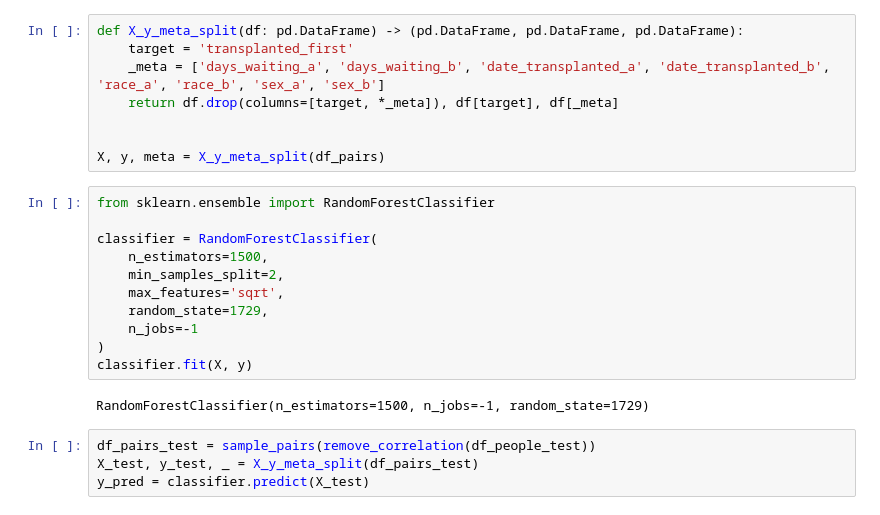
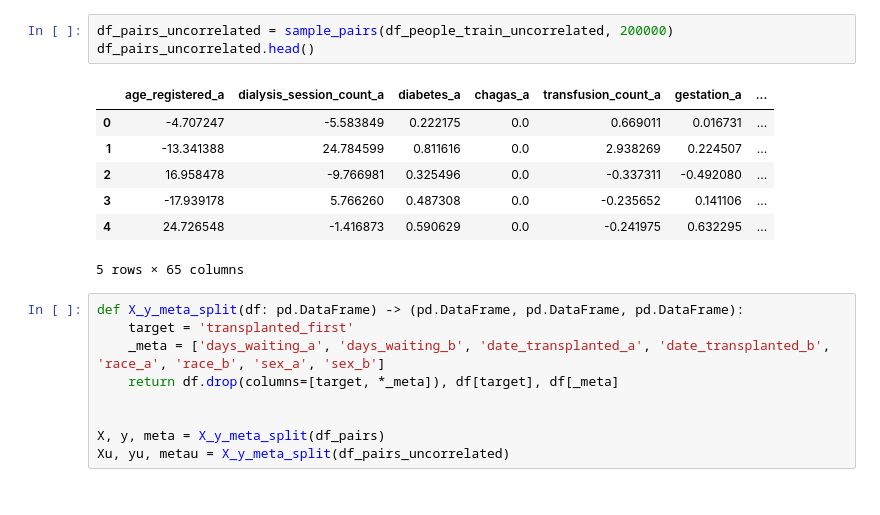
Before and after one commit to fmromeiro/mo810-kidney-waitlist, a Jupyter notebook: fairness.ipynb, the cells around one changed output. Saved outputs shown, nothing was run; the diff lists cells and outputs as text.

```diff
--- a/fairness.ipynb
+++ b/fairness.ipynb
@@ -121,3 +134,14 @@ df_pairs.head()
+# %%
+df_pairs_uncorrelated = sample_pairs(df_people_train_uncorrelated, 200000)
+df_pairs_uncorrelated.head()
+# %% [output]
+|  | age_registered_a | dialysis_session_count_a | diabetes_a | chagas_a | transfusion_count_a | gestation_a | ... |
+| 0 | -4.707247 | -5.583849 | 0.222175 | 0.0 | 0.669011 | 0.016731 | ... |
+| 1 | -13.341388 | 24.784599 | 0.811616 | 0.0 | 2.938269 | 0.224507 | ... |
+| 2 | 16.958478 | -9.766981 | 0.325496 | 0.0 | -0.337311 | -0.492080 | ... |
+| 3 | -17.939178 | 5.766260 | 0.487308 | 0.0 | -0.235652 | 0.141106 | ... |
+| 4 | 24.726548 | -1.416873 | 0.590629 | 0.0 | -0.241975 | 0.632295 | ... |
+5 rows × 65 columns
 # %%
 def X_y_meta_split(df: pd.DataFrame) -> (pd.DataFrame, pd.DataFrame, pd.DataFrame):
     target = 'transplanted_first'
@@ -126,20 +150,4 @@ def X_y_meta_split(df: pd.DataFrame) -> (pd.DataFrame, pd.DataFrame, pd.DataFram
 
 
 X, y, meta = X_y_meta_split(df_pairs)
+Xu, yu, metau = X_y_meta_split(df_pairs_uncorrelated)
-# %%
-from sklearn.ensemble import RandomForestClassifier
-
-classifier = RandomForestClassifier(
-    n_estimators=1500,
-    min_samples_split=2,
-    max_features='sqrt',
-    random_state=1729,
-    n_jobs=-1
-)
-classifier.fit(X, y)
-# %% [output]
-RandomForestClassifier(n_estimators=1500, n_jobs=-1, random_state=1729)
-# %%
-df_pairs_test = sample_pairs(remove_correlation(df_people_test))
-X_test, y_test, _ = X_y_meta_split(df_pairs_test)
-y_pred = classifier.predict(X_test)
```
Also changed, not shown: parts of 13 cells of this notebook.
